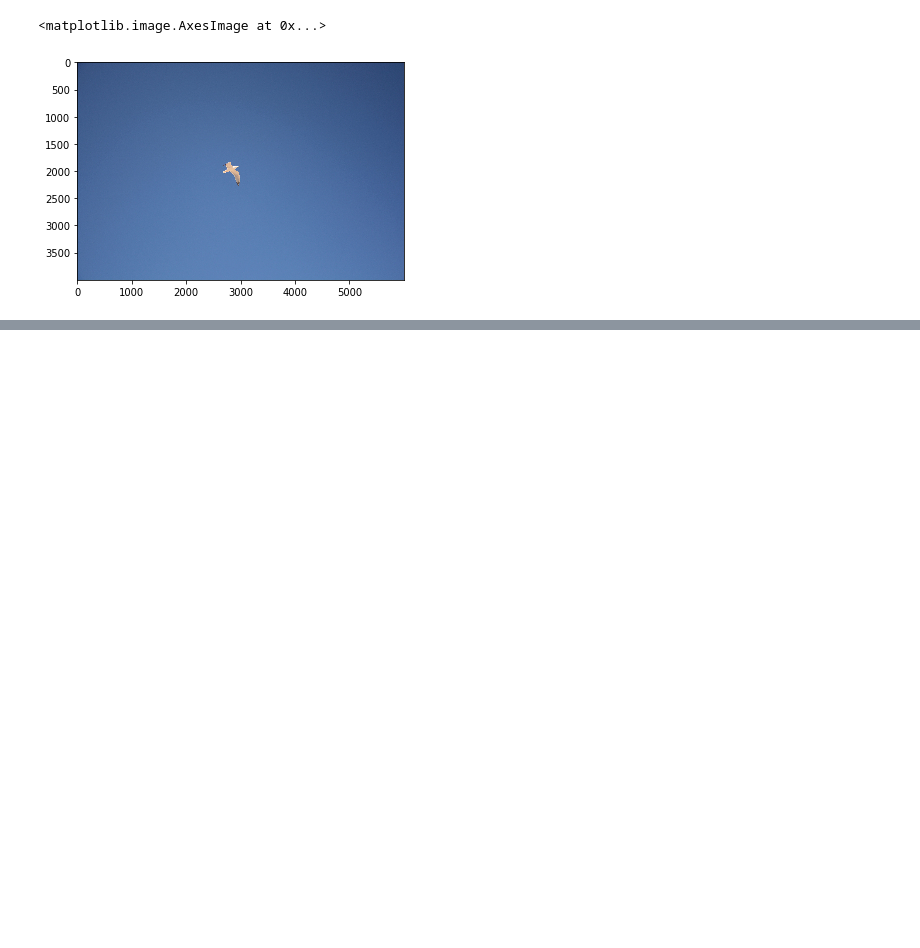
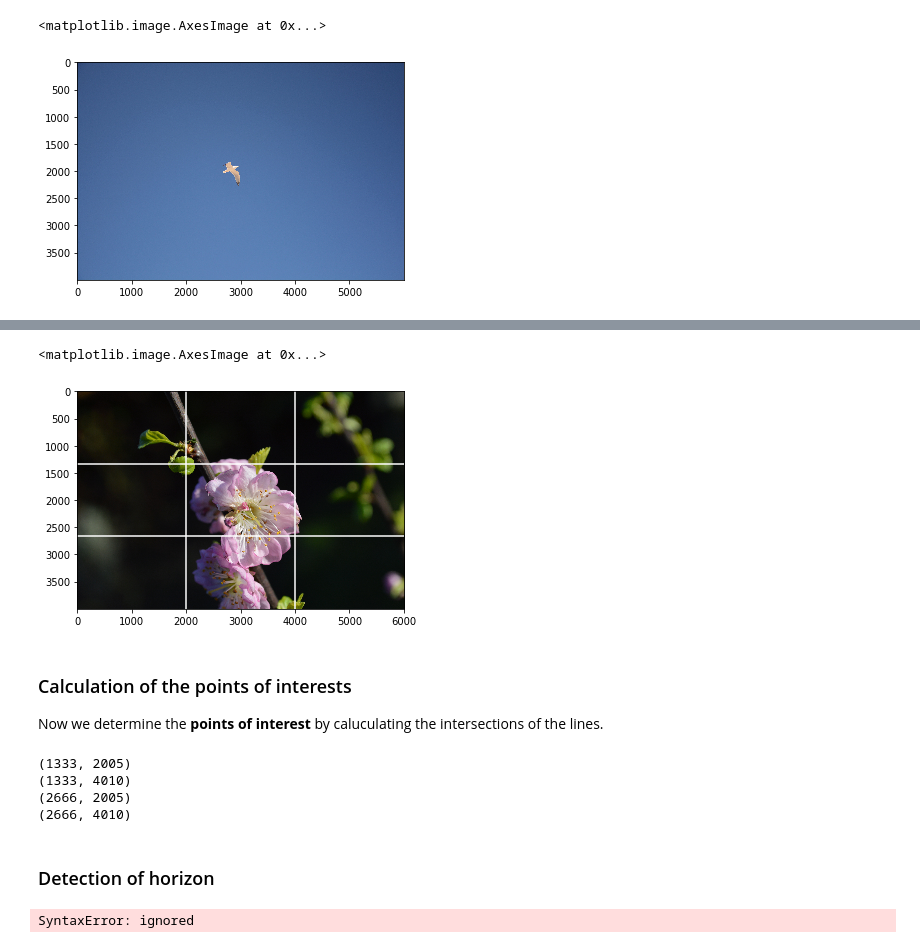
Before and after one commit to uol-mediaprocessing-201920/group-projects-make-it-aesthetic, a Jupyter notebook: MakeItAesthetic.ipynb, the cells around one changed output, grey strips where cells are left out. Drawn from its saved outputs; the diff is of its cells as text; code cells hidden in the pictures; blank space fills up the shorter version.

```diff
--- a/MakeItAesthetic.ipynb
+++ b/MakeItAesthetic.ipynb
@@ -224,0 +193,9 @@ plt.imshow(img_seagull)
+# %%
+draw_rule_of_thirds(img_flower)
+plt.imshow(img_flower)
+# %% [output]
+<matplotlib.image.AxesImage at 0x...>
+[figure, added]
+# %% [markdown]
+### Calculation of the points of interests
+Now we determine the **points of interest** by caluculating the intersections of the lines.
@@ -224,0 +215,50 @@ plt.imshow(img_seagull)
+# %%
+poi(img_snail)
+# %% [output]
+(1333, 2005)
+(1333, 4010)
+(2666, 2005)
+(2666, 4010)
+# %% [markdown]
+### Detection of horizon
+# %%
+! wget -q https://raw.githubusercontent.com/uol-mediaprocessing/group-projects-make-it-aesthetic/master/Pictures/beach_twopeople.jpg
+beach = cv2.imread("beach_twopeople.jpg")
+beach = cv2.cvtColor(beach, cv2.COLOR_BGR2RGB)
+plt.imshow(beach)
+
+image,src, src_gray;
+grad;
+String window_name = "Sobel Demo - Simple Edge Detector";
+ksize = parser.get<int>("ksize");
+scale = parser.get<int>("scale");
+delta = parser.get<int>("delta");
+ddepth = CV_16S;
+
+# Load the image
+src = cv2.imread("beach_twopeople.jpg")
+
+
+src = cv2.GaussianBlur(src, (3, 3), 0)
+
+
+gray = cv2.cvtColor(src, cv2.COLOR_BGR2GRAY)
+
+
+grad_x = cv2.Sobel(gray, ddepth, 1, 0, ksize=3, scale=scale, delta=delta, borderType=cv.BORDER_DEFAULT)
+# Gradient-Y
+# grad_y = cv.Scharr(gray,ddepth,0,1)
+grad_y = cv2.Sobel(gray, ddepth, 0, 1, ksize=3, scale=scale, delta=delta, borderType=cv.BORDER_DEFAULT)
+
+
+abs_grad_x = cv2.convertScaleAbs(grad_x)
+abs_grad_y = cv2.convertScaleAbs(grad_y)
+
+
+grad = cv2.addWeighted(abs_grad_x, 0.5, abs_grad_y, 0.5, 0)
+
+plt.imshow(gray)
+#cv2.imshow(window_name, grad)
+#cv2.waitKey(0)
+# %% [output]
+SyntaxError: ignored
```
Also changed, not shown: parts of 21 cells of this notebook.
